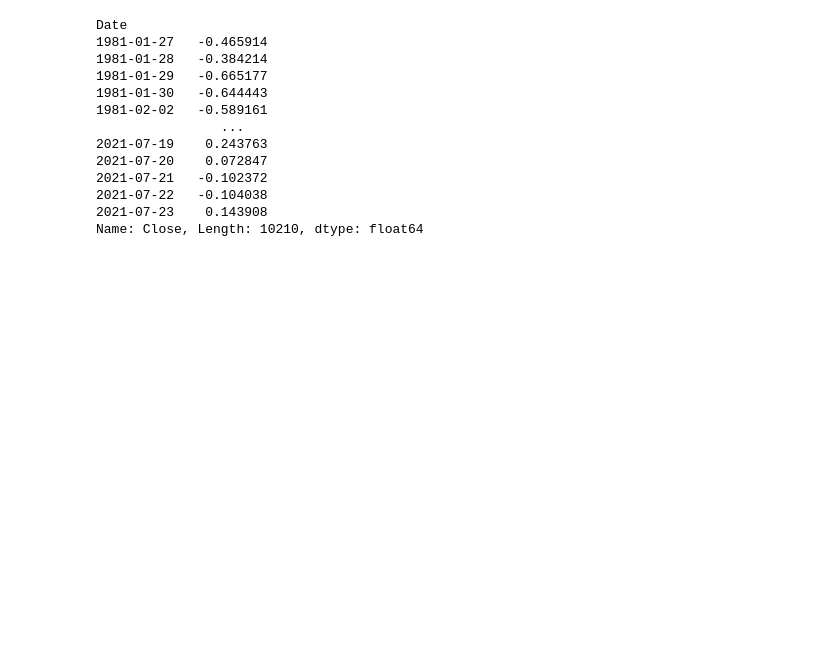
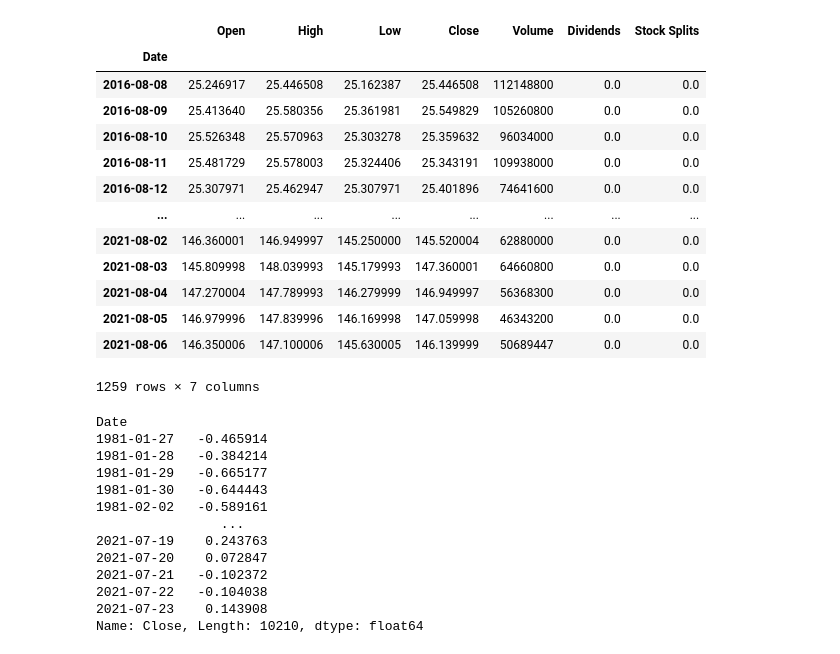
Before and after one commit to fredpell1/volatility-trading, a Jupyter notebook: yfinance_test.ipynb, the cells around one changed output. Saved outputs shown, nothing was run; the diff lists cells and outputs as text; code cells hidden in the pictures; blank space fills up the shorter version.

```diff
--- a/yfinance_test.ipynb
+++ b/yfinance_test.ipynb
@@ -31,4 +34,21 @@ df = data.get_yahoo_data_daily(symbol = "AAPL",period= "max")
 df2 = data.get_yahoo_data_intraday(symbol= "AAPL", period="1d", interval="1m")
+# %%
+df
+# %% [output]
+|  | Open | High | Low | Close | Volume | Dividends | Stock Splits |
+| Date |  |  |  |  |  |  |  |
+| 2016-08-08 | 25.246917 | 25.446508 | 25.162387 | 25.446508 | 112148800 | 0.0 | 0.0 |
+| 2016-08-09 | 25.413640 | 25.580356 | 25.361981 | 25.549829 | 105260800 | 0.0 | 0.0 |
+| 2016-08-10 | 25.526348 | 25.570963 | 25.303278 | 25.359632 | 96034000 | 0.0 | 0.0 |
+| 2016-08-11 | 25.481729 | 25.578003 | 25.324406 | 25.343191 | 109938000 | 0.0 | 0.0 |
+| 2016-08-12 | 25.307971 | 25.462947 | 25.307971 | 25.401896 | 74641600 | 0.0 | 0.0 |
+| ... | ... | ... | ... | ... | ... | ... | ... |
+| 2021-08-02 | 146.360001 | 146.949997 | 145.250000 | 145.520004 | 62880000 | 0.0 | 0.0 |
+| 2021-08-03 | 145.809998 | 148.039993 | 145.179993 | 147.360001 | 64660800 | 0.0 | 0.0 |
+| 2021-08-04 | 147.270004 | 147.789993 | 146.279999 | 146.949997 | 56368300 | 0.0 | 0.0 |
+| 2021-08-05 | 146.979996 | 147.839996 | 146.169998 | 147.059998 | 46343200 | 0.0 | 0.0 |
+| 2021-08-06 | 146.350006 | 147.100006 | 145.630005 | 146.139999 | 50689447 | 0.0 | 0.0 |
+1259 rows × 7 columns
 # %%
 window = 30
 windows = [30, 60, 90, 120]
```
Also changed, not shown: parts of 6 cells of this notebook, 1 other file.
